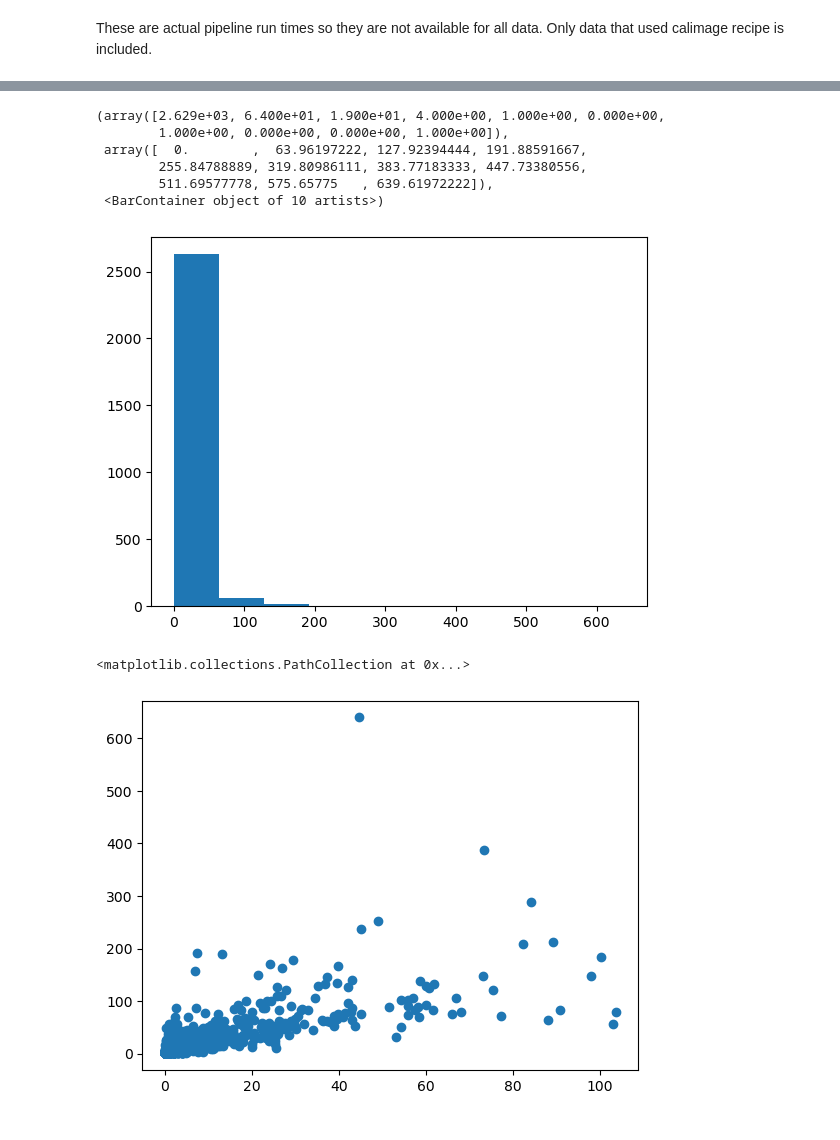
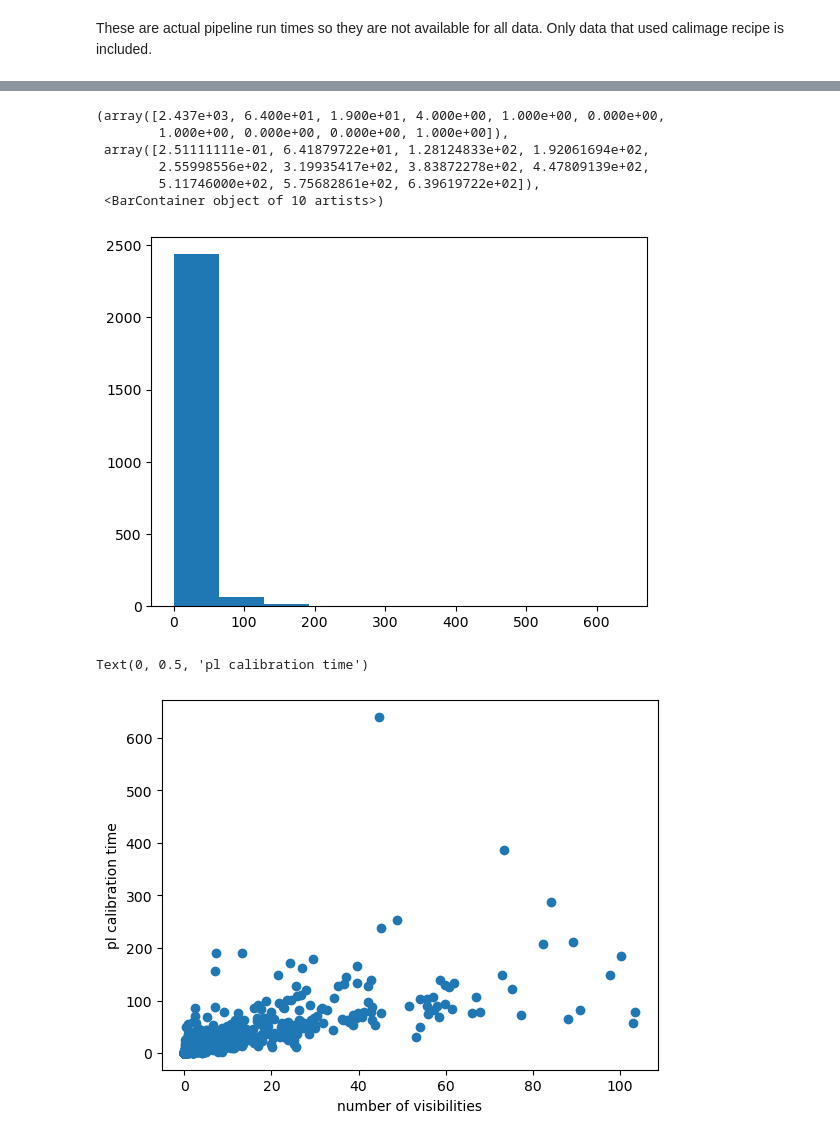
Before and after one commit to aakepley/big-cubes, a Jupyter notebook: WSU_Impact_Example.ipynb, the cells around one changed output, grey strips where cells are left out. Cells and saved outputs as stored; diff of their text form; code cells hidden in the pictures.

Commit message:
updated astropy table merge to deal better with masked values. also added better examples to WSU_Impact_Example jupyter notebook

```diff
--- a/WSU_Impact_Example.ipynb
+++ b/WSU_Impact_Example.ipynb
@@ -14,5 +14,5 @@ import re
 # %% [markdown]
 Reading in using ecsv and QTable is recommended to get unit information. You can use the vstack function to stack tables if desired. The tables can also be converted to pandas data tables.
 # %%
-result_c7_mous = QTable.read('data/wsu_datarates_mit_per_mous_cycle7_20230109.ecsv')
-result_c8_mous = QTable.read('data/wsu_datarates_mit_per_mous_cycle8_20230109.ecsv')
+result_c7_mous = QTable.read('data/wsu_datarates_mit_per_mous_cycle7_20230124.ecsv')
+result_c8_mous = QTable.read('data/wsu_datarates_mit_per_mous_cycle8_20230124.ecsv')
@@ -302,15 +299,17 @@ Text(0.5, 0, 'total imaging pipeline time (h)')
 # %%
-plt.hist(result_c7_mous['pl_caltime'].value.data)
+plt.hist(result_c7_mous['pl_caltime'].value.filled(np.nan))
 # %% [output]
-(array([2.629e+03, 6.400e+01, 1.900e+01, 4.000e+00, 1.000e+00, 0.000e+00,
+(array([2.437e+03, 6.400e+01, 1.900e+01, 4.000e+00, 1.000e+00, 0.000e+00,
         1.000e+00, 0.000e+00, 0.000e+00, 1.000e+00]),
- array([  0.        ,  63.96197222, 127.92394444, 191.88591667,
-        255.84788889, 319.80986111, 383.77183333, 447.73380556,
-        511.69577778, 575.65775   , 639.61972222]),
+ array([2.51111111e-01, 6.41879722e+01, 1.28124833e+02, 1.92061694e+02,
+        2.55998556e+02, 3.19935417e+02, 3.83872278e+02, 4.47809139e+02,
+        5.11746000e+02, 5.75682861e+02, 6.39619722e+02]),
  <BarContainer object of 10 artists>)
-[figure, old version]
+[figure, new version]
 # %%
 plt.scatter(result_c7_mous['blc_nvis_typical_cal'],result_c7_mous['pl_caltime'])
+plt.xlabel('number of visibilities')
+plt.ylabel('pl calibration time')
 # %% [output]
-<matplotlib.collections.PathCollection at 0x...>
+Text(0, 0.5, 'pl calibration time')
-[figure, old version]
+[figure, new version]
```
Also changed, not shown: parts of 7 cells of this notebook, 2 other files.
